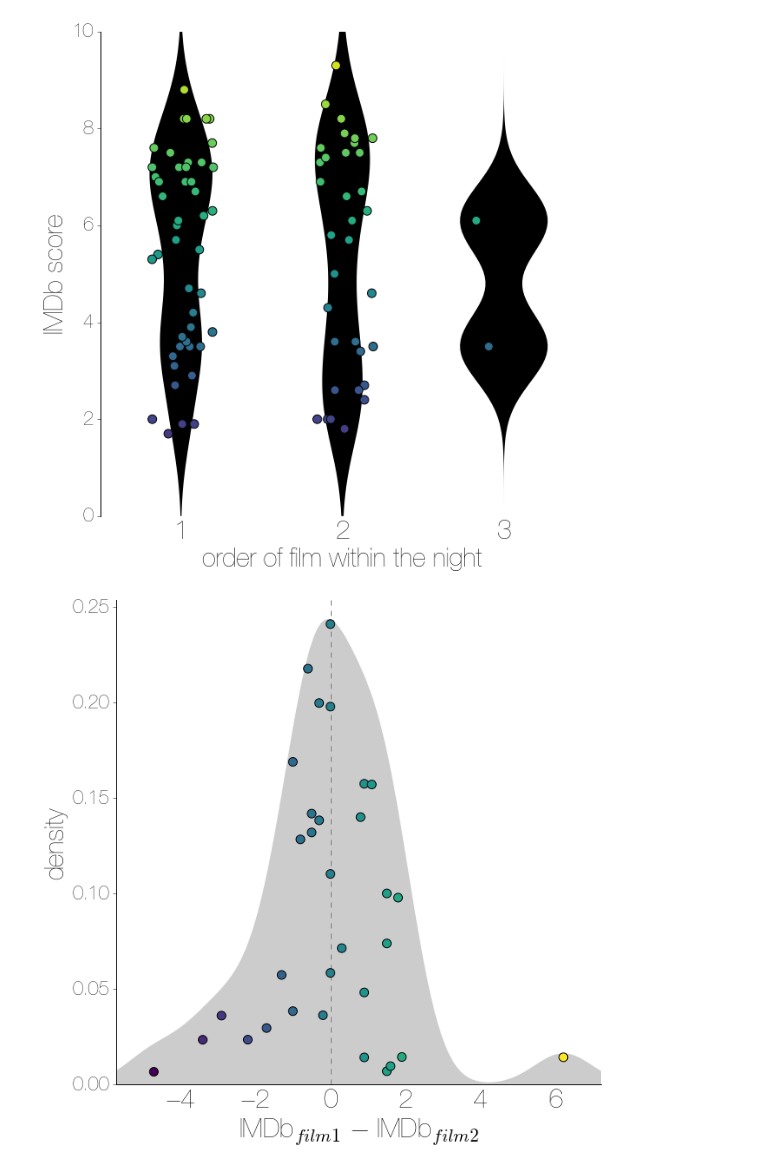
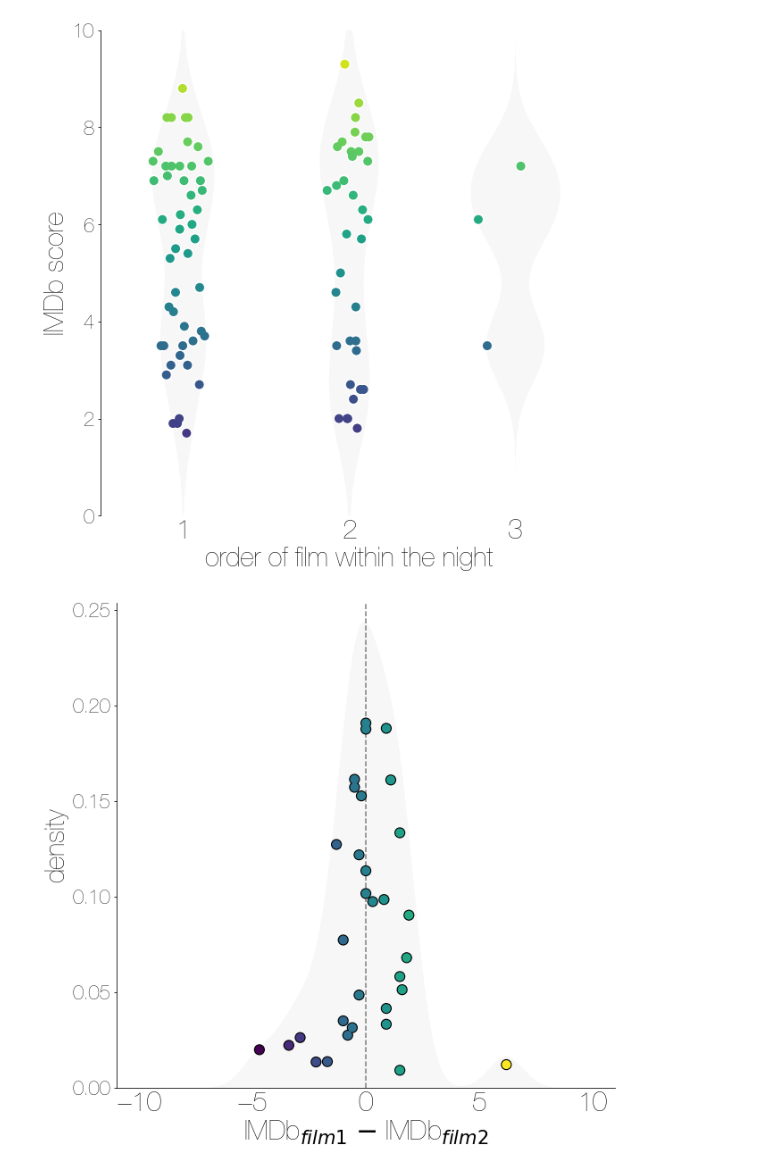
Before and after one commit to evogytis/ShMDb, a Jupyter notebook: Birdemic aka scripts/ShMDb analysis.ipynb, the cells around one changed output. Drawn from its saved outputs; the diff is of its cells as text; code cells hidden in the pictures.

```diff
--- a/Birdemic aka scripts/ShMDb analysis.ipynb
+++ b/Birdemic aka scripts/ShMDb analysis.ipynb
@@ -262,11 +260,14 @@ for i in orders_in_night:
         kde = gaussian_kde(scores,bw_method=0.4) #calculates the kernel density
         v1 = kde.evaluate(x_grid)
 
-        ax.fill_betweenx(x_grid,[x-w for w in v1],[x+w for w in v1],facecolor='k',edgecolor='none',alpha=1)
+        ax.fill_betweenx(x_grid,[x-w for w in v1],[x+w for w in v1],facecolor='k',edgecolor='none',alpha=0.03)
 
     print 'Order: %d mean score: %.4f score stdev: %.4f'%(x,y,np.std(scores))
 
-    ax.scatter([i+np.random.uniform(-0.2,0.2) for w in scores],scores,s=100,zorder=100,c=[mpl.cm.viridis(w/10.0) for w in scores])
+    rand_offsets=np.random.uniform(-kde.evaluate(scores),kde.evaluate(scores),len(scores))
+
+    ax.scatter([i+r for w,r in zip(scores,rand_offsets)],scores,s=100,zorder=100,facecolor=[mpl.cm.viridis(w/10.0) for w in scores],edgecolor='none')
+    ax.scatter([i+r for w,r in zip(scores,rand_offsets)],scores,s=170,zorder=99,facecolor='w',edgecolor='none')
 
 print 'Mann-Whitney U test for differences in IMDb score between films shown first vs films shown second in a shitey film night:\nU statistic = %d (p-value = %.4f)'%(mannwhitneyu(stat_test[1],stat_test[2]))
 
@@ -303,13 +304,15 @@ x_grid=np.linspace(-10,10,200)
 kde = gaussian_kde(diff,bw_method=0.4) #calculates the kernel density
 v1 = kde.evaluate(x_grid)
 
-ax.fill_between(x_grid,v1,facecolor='k',edgecolor='none',alpha=0.2)
+ax.fill_between(x_grid,v1,facecolor='k',edgecolor='none',alpha=0.03)
 
-ax.scatter(diff,[np.random.uniform(min(v1)+0.001,kde.evaluate(w)) for w in diff],s=100,zorder=100,c=[mpl.cm.viridis((w-min(diff))/(max(diff)-min(diff))) for w in diff])
+ypos=[np.random.uniform(min(v1)+0.001,kde.evaluate(w)) for w in diff]
+ax.scatter(diff,ypos,s=100,zorder=100,facecolor=[mpl.cm.viridis((w-min(diff))/(max(diff)-min(diff))) for w in diff],edgecolor='none')
+ax.scatter(diff,ypos,s=150,zorder=99,facecolor='k',edgecolor='none')
 
 ax.axvline(0.0,color='grey',ls='--')
 ax.set_ylim(0.0,max(v1)+0.01)
-ax.set_xlim(min(diff)-1.0,max(diff)+1.0)
+#ax.set_xlim(min(diff)-1.0,max(diff)+1.0)
 
 ax.tick_params(axis='y',direction='out')
 ax.tick_params(axis='x',size=0,labelsize=30)
@@ -331,3 +334,3 @@ U statistic = 780 (p-value = 0.9883)
-[figure, old version]
+[figure, new version]
-[figure, old version]
+[figure, new version]
 # %%
```
Also changed, not shown: parts of 11 cells of this notebook, 1 other file.
